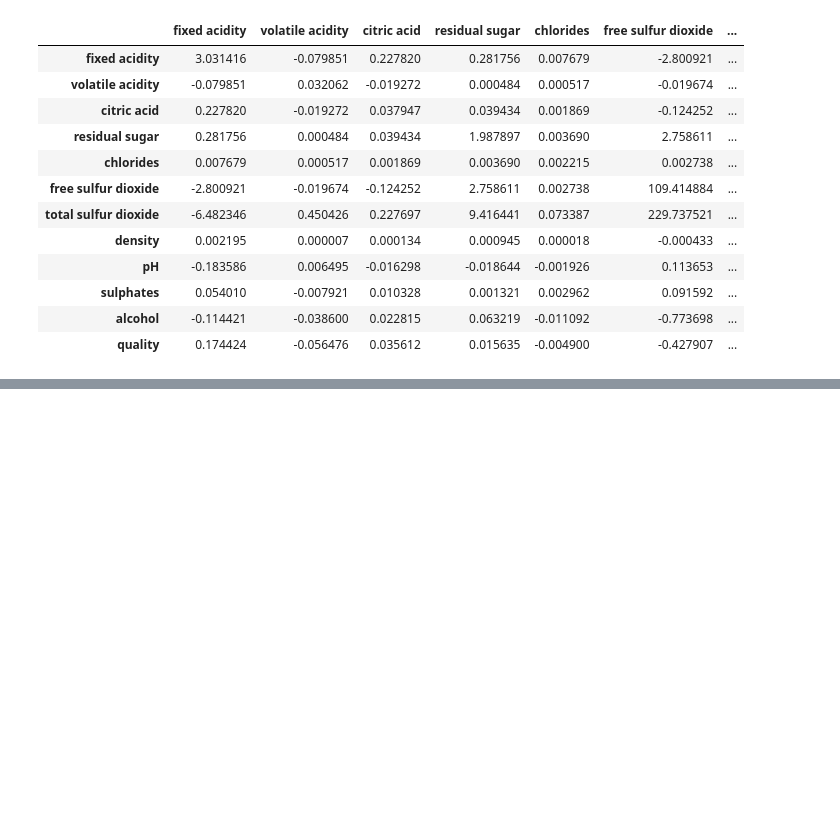
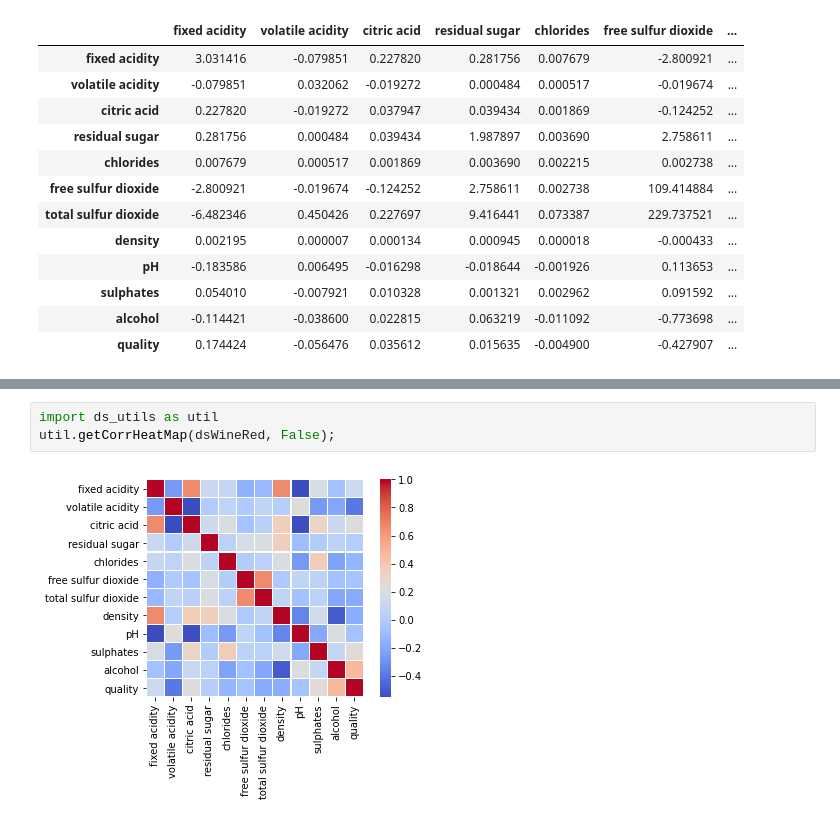
Before and after one commit to andersonmgomes/ML_prof_AnaLuizaBessa, a Jupyter notebook: 20211001-Trabalho01.ipynb, the cells around one changed output, grey strips where cells are left out. Cells and saved outputs as stored; diff of their text form; blank space fills up the shorter version.

```diff
--- a/20211001-Trabalho01.ipynb
+++ b/20211001-Trabalho01.ipynb
@@ -181,0 +199,5 @@ dsWineRed.corr()
+# %%
+import ds_utils as util
+util.getCorrHeatMap(dsWineRed, False);
+# %% [output]
+[figure, added]
```
Also changed, not shown: parts of 27 cells of this notebook, 1 other file.
